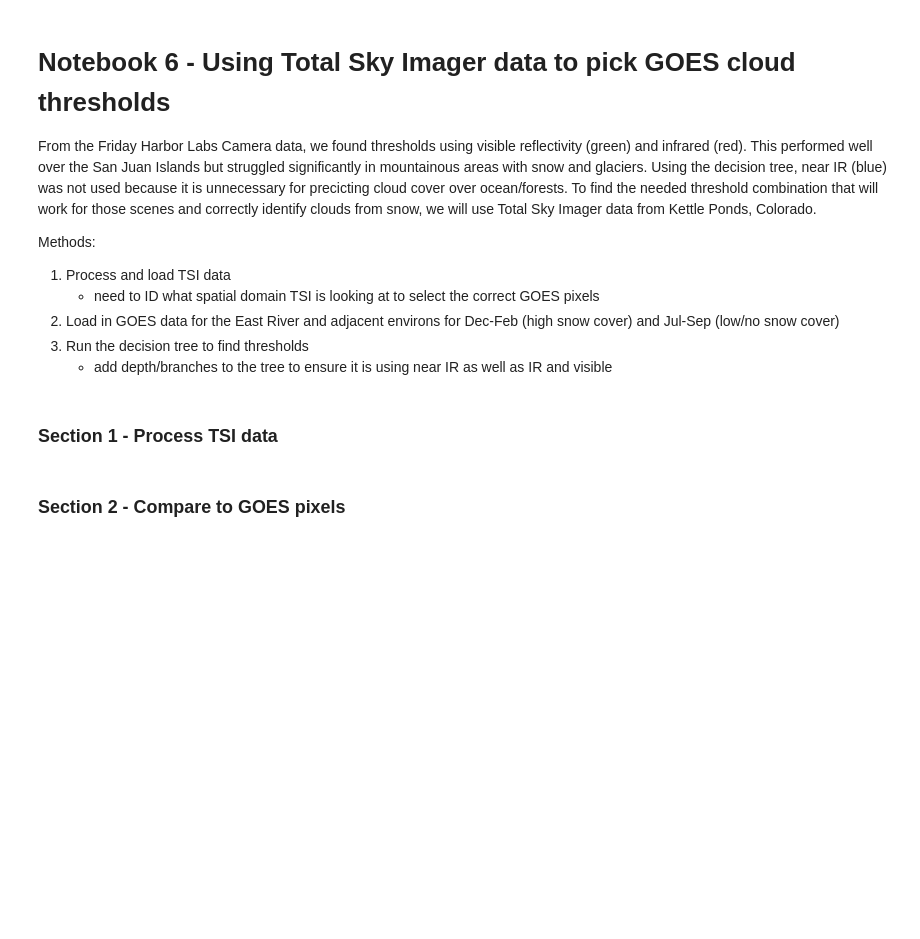
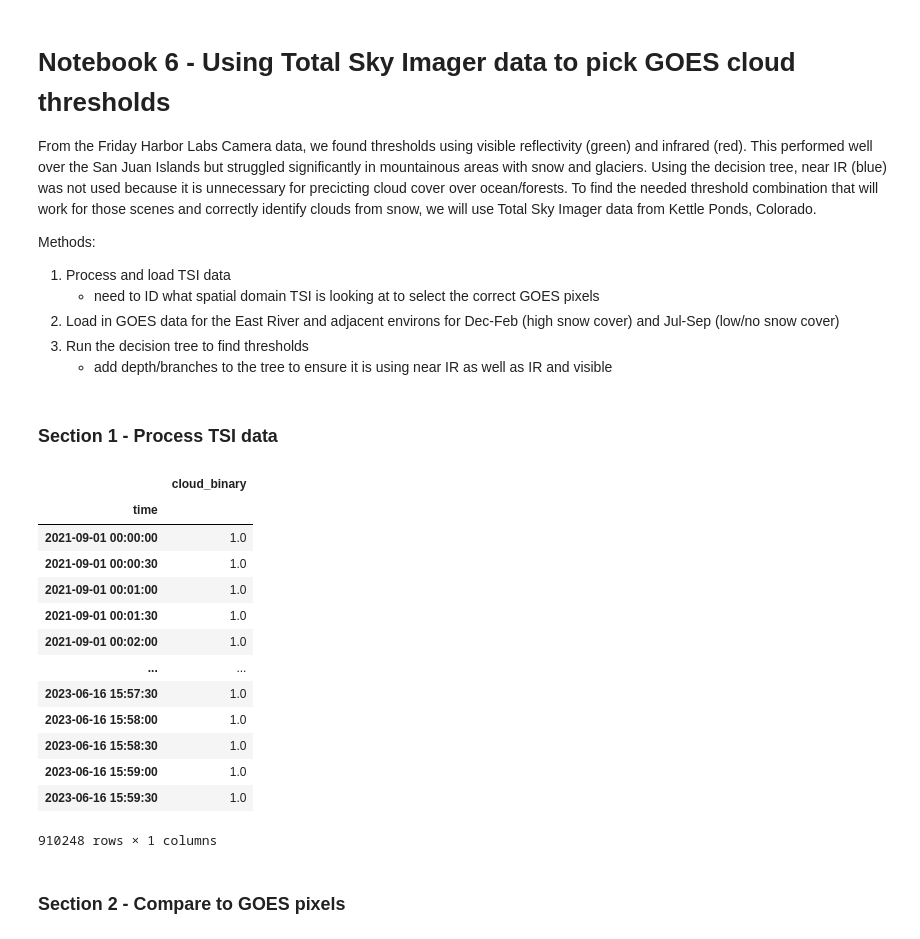
Before and after one commit to clinton-alden/goes_clouds, a Jupyter notebook: analysis/06_tsi_goes_comparison.ipynb, the cells around one changed output. Cells and saved outputs as stored; diff of their text form; code cells hidden in the pictures; blank space fills up the shorter version.

```diff
--- a/analysis/06_tsi_goes_comparison.ipynb
+++ b/analysis/06_tsi_goes_comparison.ipynb
@@ -23,16 +23,33 @@ from sklearn.metrics import classification_report, accuracy_score
 # %%
 tsi_ds = xr.open_dataset('/storage/cdalden/goes/surface_obs/total_sky_imager/tsi_skycover_20210901_20230616.nc')
 
 # Create a new cloud binary variable
 tsi_ds['cloud_binary'] = xr.where(
     tsi_ds['percent_opaque'] > 0.75, 1,  # Cloudy: Set to 1 when > 0.75
     xr.where(
         (tsi_ds['percent_opaque'] >= 0) & (tsi_ds['percent_opaque'] < 0.25), 0,  # Clear: Set to 0 when >= 0 and < 0.25
         np.nan  # Otherwise, set to NaN (nighttime and mixed cloud cover)
     )
 )
 
 tsi_clouds_df = tsi_ds['cloud_binary'].to_dataframe()
+
+tsi_clouds_df
+# %% [output]
+|  | cloud_binary |
+| time |  |
+| 2021-09-01 00:00:00 | 1.0 |
+| 2021-09-01 00:00:30 | 1.0 |
+| 2021-09-01 00:01:00 | 1.0 |
+| 2021-09-01 00:01:30 | 1.0 |
+| 2021-09-01 00:02:00 | 1.0 |
+| ... | ... |
+| 2023-06-16 15:57:30 | 1.0 |
+| 2023-06-16 15:58:00 | 1.0 |
+| 2023-06-16 15:58:30 | 1.0 |
+| 2023-06-16 15:59:00 | 1.0 |
+| 2023-06-16 15:59:30 | 1.0 |
+910248 rows × 1 columns
 # %%
 # subset only for jul-aug 2022
 tsi_ds_2022 = tsi_ds.sel(time=slice('2022-11-01', '2022-12-31'))
```
Also changed, not shown: parts of 6 cells of this notebook.
